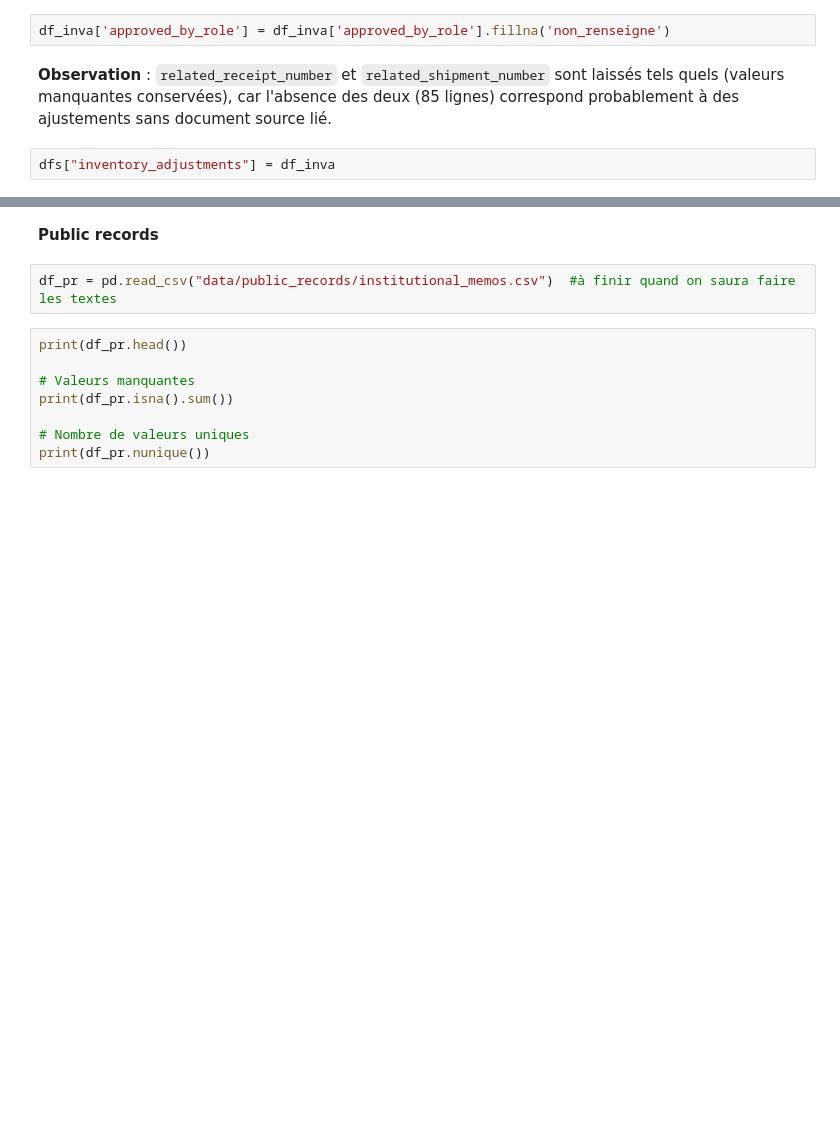
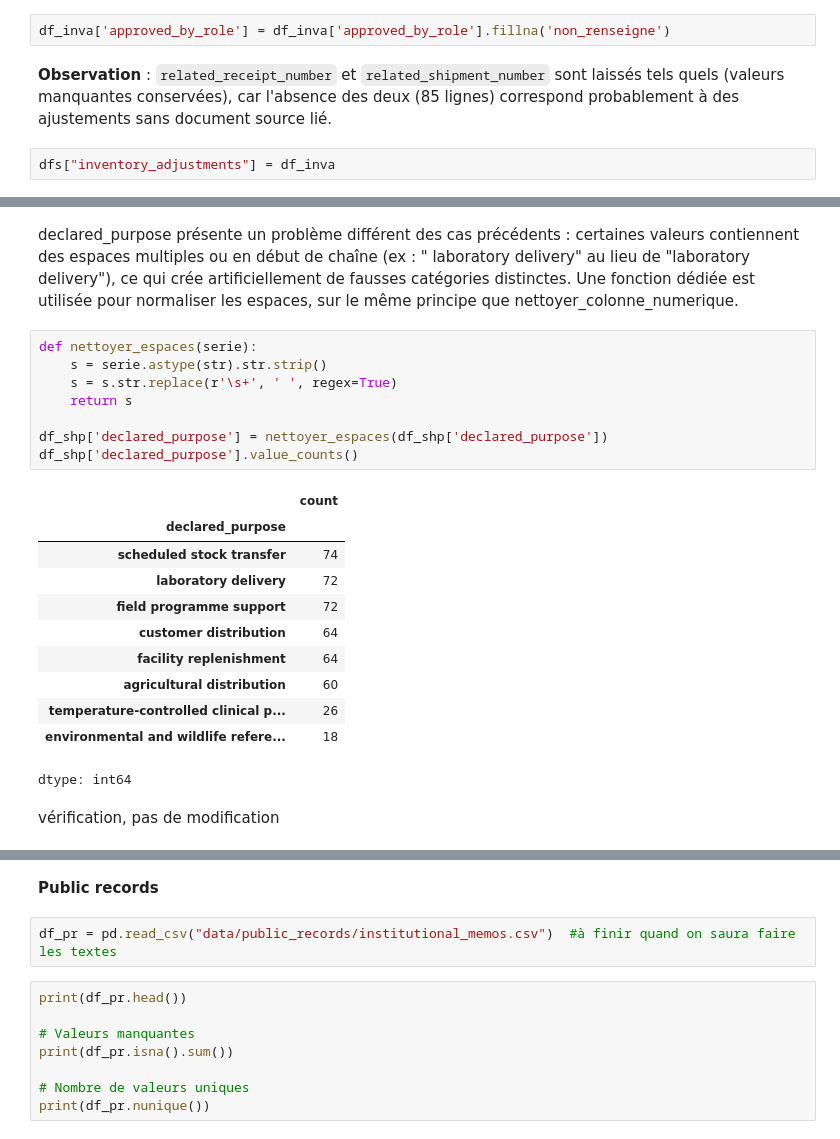
Before and after one commit to Sheik-info/20262027-UE-DataMining-Project, a Jupyter notebook: Base_notebook_to_complete.ipynb, the cells around one changed output, grey strips where cells are left out. Drawn from its saved outputs; the diff is of its cells as text; blank space fills up the shorter version.

```diff
--- a/Base_notebook_to_complete.ipynb
+++ b/Base_notebook_to_complete.ipynb
@@ -638,0 +722,24 @@ df_inva.head()
+# %% [markdown]
+declared_purpose présente un problème différent des cas précédents : certaines valeurs contiennent des espaces multiples ou en début de chaîne (ex : " laboratory delivery" au lieu de "laboratory delivery"), ce qui crée artificiellement de fausses catégories distinctes. Une fonction dédiée est utilisée pour normaliser les espaces, sur le même principe que nettoyer_colonne_numerique.
+# %%
+def nettoyer_espaces(serie):
+    s = serie.astype(str).str.strip()
+    s = s.str.replace(r'\s+', ' ', regex=True)
+    return s
+
+df_shp['declared_purpose'] = nettoyer_espaces(df_shp['declared_purpose'])
+df_shp['declared_purpose'].value_counts()
+# %% [output]
+|  | count |
+| declared_purpose |  |
+| scheduled stock transfer | 74 |
+| laboratory delivery | 72 |
+| field programme support | 72 |
+| customer distribution | 64 |
+| facility replenishment | 64 |
+| agricultural distribution | 60 |
+| temperature-controlled clinical p... | 26 |
+| environmental and wildlife refere... | 18 |
+dtype: int64
+# %% [markdown]
+vérification, pas de modification
```
Also changed, not shown: parts of 26 cells of this notebook.
